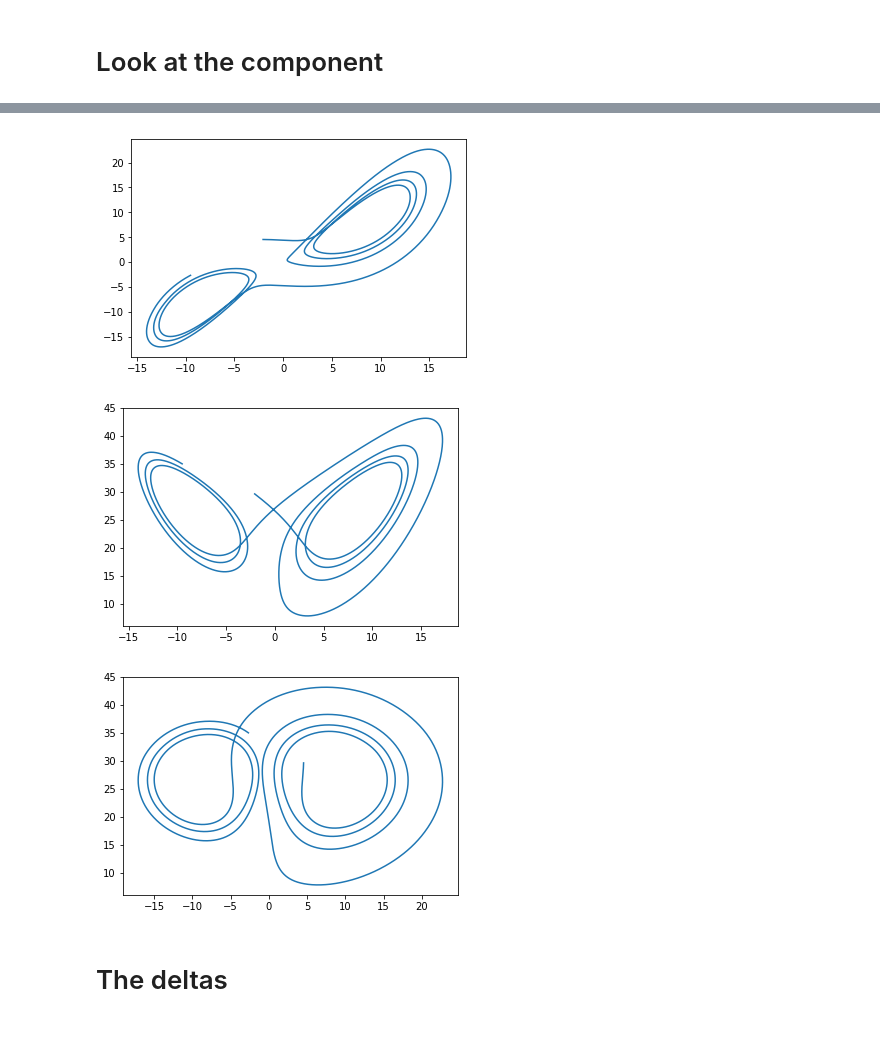
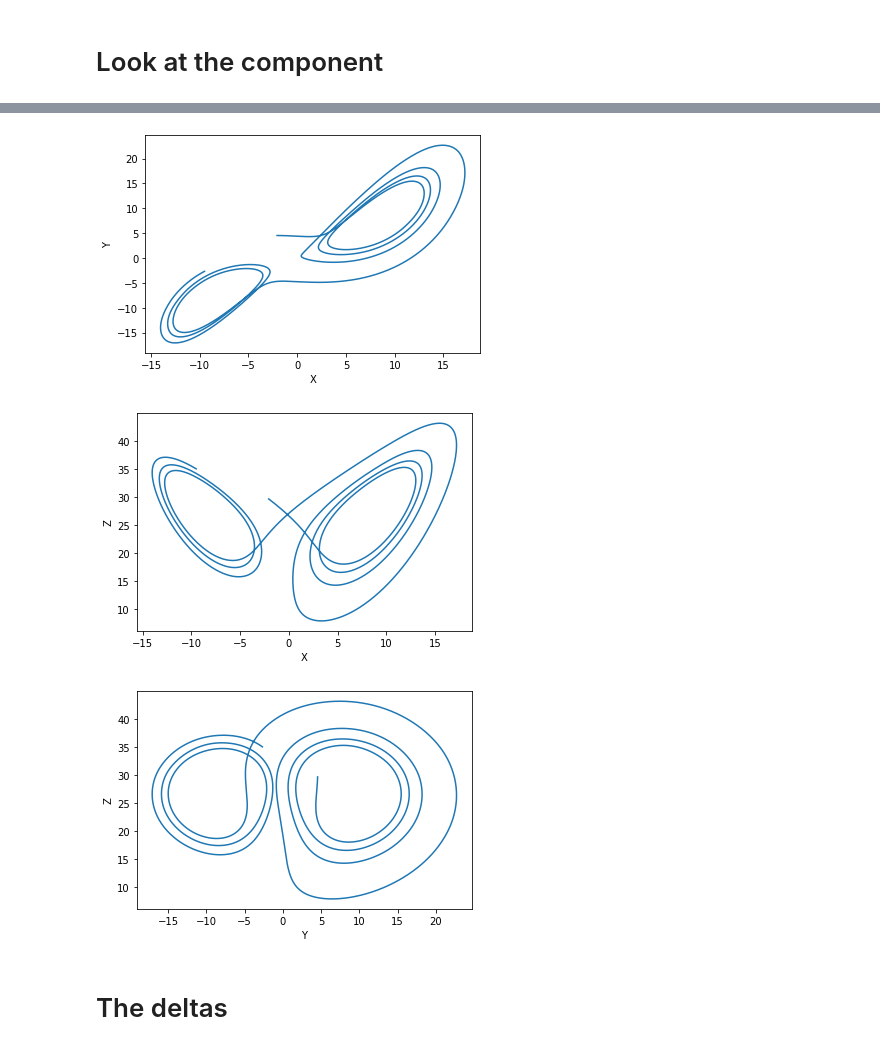
Before and after one commit to calladogt/Deep-learning-to-the-modeling-of-chaotic-dynamics-systems, a Jupyter notebook: Simulators/lorentz-simulator/lorenz-simulation.ipynb, the cells around one changed output, grey strips where cells are left out. Saved outputs shown, nothing was run; the diff lists cells and outputs as text; code cells hidden in the pictures.

```diff
--- a/Simulators/lorentz-simulator/lorenz-simulation.ipynb
+++ b/Simulators/lorentz-simulator/lorenz-simulation.ipynb
@@ -34,16 +37,22 @@ plt.show()
 # %%
 r = range(5000)
 #r = range(ext.shape[0])
 plt.plot(ext[r,0],ext[r,1])
+plt.xlabel('X')
+plt.ylabel('Y')
 plt.show()
 plt.plot(ext[r,0],ext[r,2])
+plt.xlabel('X')
+plt.ylabel('Z')
 plt.show()
 plt.plot(ext[r,1],ext[r,2])
+plt.xlabel('Y')
+plt.ylabel('Z')
 plt.show()
 # %% [output]
-[figure, old version]
+[figure, new version]
-[figure, old version]
+[figure, new version]
-[figure, old version]
+[figure, new version]
 # %% [markdown]
 # The deltas
 # %%
```
Also changed, not shown: parts of 7 cells of this notebook, 2 other files.
